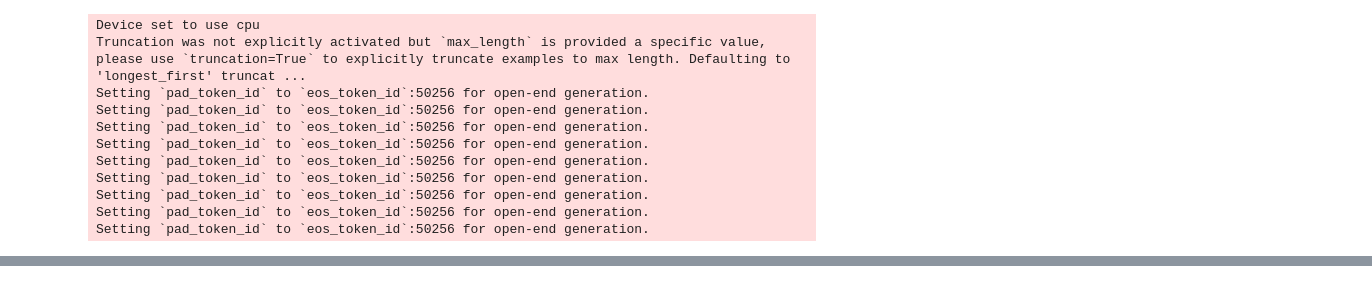
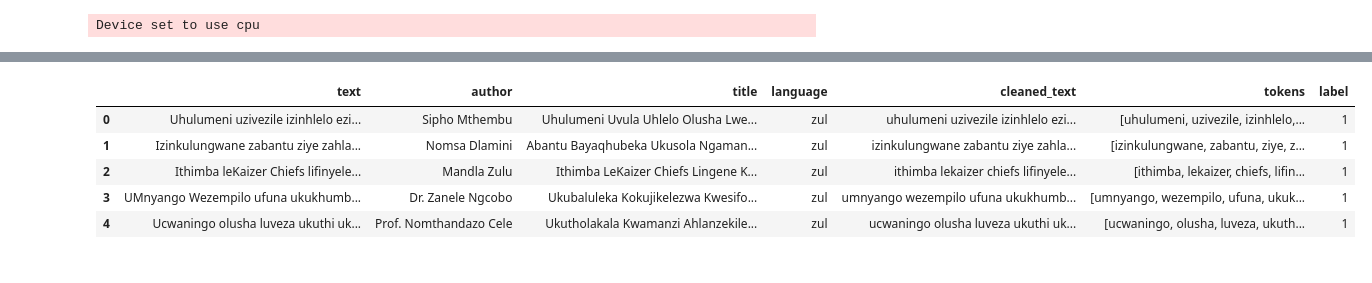
Before and after one commit to Amanda9805/Detecting-Machine-Generated-Texts, a Jupyter notebook: COS_760_Project.ipynb, the cells around one changed output, grey strips where cells are left out. Cells and saved outputs as stored; diff of their text form; code cells hidden in the pictures.

```diff
--- a/COS_760_Project.ipynb
+++ b/COS_760_Project.ipynb
@@ -111,43 +124,54 @@ zulu_prompts = [
     "Bhala inganekwane ethi 'UNogwaja noFudu'"
 ]
 
-def generate_with_prompts(prompts, generator, language, samples_per_prompt=3):
-    data = []
-    for prompt in prompts:
-        for _ in range(samples_per_prompt):
-            output = generator(prompt, max_length=100, do_sample=True, temperature=0.7)
-            data.append({
-                'prompt': prompt,
-                'text': output[0]['generated_text'],
-                'label': 'machine',
-                'language': language,
-                'prompt_type': 'cultural' if "tsika" in prompt else 'linguistic'  # Tag for analysis
-            })
-    return pd.DataFrame(data)
+# def generate_with_prompts(prompts, generator, language, samples_per_prompt=3):
+#     data = []
+#     for prompt in prompts:
+#         for _ in range(samples_per_prompt):
+#             output = generator(prompt, max_length=100, do_sample=True, temperature=0.7)
+#             data.append({
+#                 'prompt': prompt,
+#                 'text': output[0]['generated_text'],
+#                 'label': 'machine',
+#                 'language': language,
+#                 'prompt_type': 'cultural' if "tsika" in prompt else 'linguistic'  # Tag for analysis
+#             })
+#     return pd.DataFrame(data)
 
 
-eng_mg_df = generate_with_prompts(english_prompts, en_generator, 'English')
-eng_mg_df['cleaned_text'] = eng_mg_df['text'].apply(clean_text)
-eng_mg_df['tokens'] = eng_mg_df['cleaned_text'].apply(word_tokenize)
-print(eng_mg_df['text'].iloc[0][:300])
+# eng_mg_df = generate_with_prompts(english_prompts, en_generator, 'English')
+# eng_mg_df['cleaned_text'] = eng_mg_df['text'].apply(clean_text)
+# eng_mg_df['tokens'] = eng_mg_df['cleaned_text'].apply(word_tokenize)
+# print(eng_mg_df['text'].iloc[0][:300])
 
-with open('zulu_mg_text.json', 'r', encoding='utf-8') as f:
-    data = json.load(f)
+def load_jsonl_data(file_path):
+    data = []
+    try:
+        with open(file_path, 'r', encoding='utf-8') as file:
+            for line in file:
+                line = line.strip()
+                if line:  # Skip empty lines
+                    try:
+                        data.append(json.loads(line))
+                    except json.JSONDecodeError as e:
+                        print(f"Error parsing JSON line: {e}")
+                        continue
+    except FileNotFoundError:
+        print(f"File not found: {file_path}")
+        return []
 
-zul_mg_df = pd.DataFrame(data)
+    return data
+
+zul_mg_df = pd.DataFrame(load_jsonl_data('zulu_mg_text.json'))
+
+machine_data =reformatData(zul_mg_df)
+zul_mg_df = pd.DataFrame(machine_data)
 zul_mg_df['text'] = zul_mg_df['text'].apply(lambda x: ' '.join(x) if isinstance(x, list) else x)
+zul_mg_df['language'] = 'zul'
 zul_mg_df['cleaned_text'] = zul_mg_df['text'].apply(clean_text)
 zul_mg_df['tokens'] = zul_mg_df['cleaned_text'].apply(word_tokenize)
-print(zul_mg_df.head())
+zul_mg_df['label'] = 1
+
+zul_mg_df.head()
 # %% [output]
 Device set to use cpu
-Truncation was not explicitly activated but `max_length` is provided a specific value, please use `truncation=True` to explicitly truncate examples to max length. Defaulting to 'longest_first' truncat ...
-Setting `pad_token_id` to `eos_token_id`:50256 for open-end generation.
-Setting `pad_token_id` to `eos_token_id`:50256 for open-end generation.
-Setting `pad_token_id` to `eos_token_id`:50256 for open-end generation.
-Setting `pad_token_id` to `eos_token_id`:50256 for open-end generation.
-Setting `pad_token_id` to `eos_token_id`:50256 for open-end generation.
-Setting `pad_token_id` to `eos_token_id`:50256 for open-end generation.
-Setting `pad_token_id` to `eos_token_id`:50256 for open-end generation.
-Setting `pad_token_id` to `eos_token_id`:50256 for open-end generation.
-Setting `pad_token_id` to `eos_token_id`:50256 for open-end generation.
@@ -170,0 +178,6 @@ References:
+|  | text | author | title | language | cleaned_text | tokens | label |
+| 0 | Uhulumeni uzivezile izinhlelo ezi... | Sipho Mthembu | Uhulumeni Uvula Uhlelo Olusha Lwe... | zul | uhulumeni uzivezile izinhlelo ezi... | [uhulumeni, uzivezile, izinhlelo,... | 1 |
+| 1 | Izinkulungwane zabantu ziye zahla... | Nomsa Dlamini | Abantu Bayaqhubeka Ukusola Ngaman... | zul | izinkulungwane zabantu ziye zahla... | [izinkulungwane, zabantu, ziye, z... | 1 |
+| 2 | Ithimba leKaizer Chiefs lifinyele... | Mandla Zulu | Ithimba LeKaizer Chiefs Lingene K... | zul | ithimba lekaizer chiefs lifinyele... | [ithimba, lekaizer, chiefs, lifin... | 1 |
+| 3 | UMnyango Wezempilo ufuna ukukhumb... | Dr. Zanele Ngcobo | Ukubaluleka Kokujikelezwa Kwesifo... | zul | umnyango wezempilo ufuna ukukhumb... | [umnyango, wezempilo, ufuna, ukuk... | 1 |
+| 4 | Ucwaningo olusha luveza ukuthi uk... | Prof. Nomthandazo Cele | Ukutholakala Kwamanzi Ahlanzekile... | zul | ucwaningo olusha luveza ukuthi uk... | [ucwaningo, olusha, luveza, ukuth... | 1 |
```
Also changed, not shown: parts of 8 cells of this notebook.
